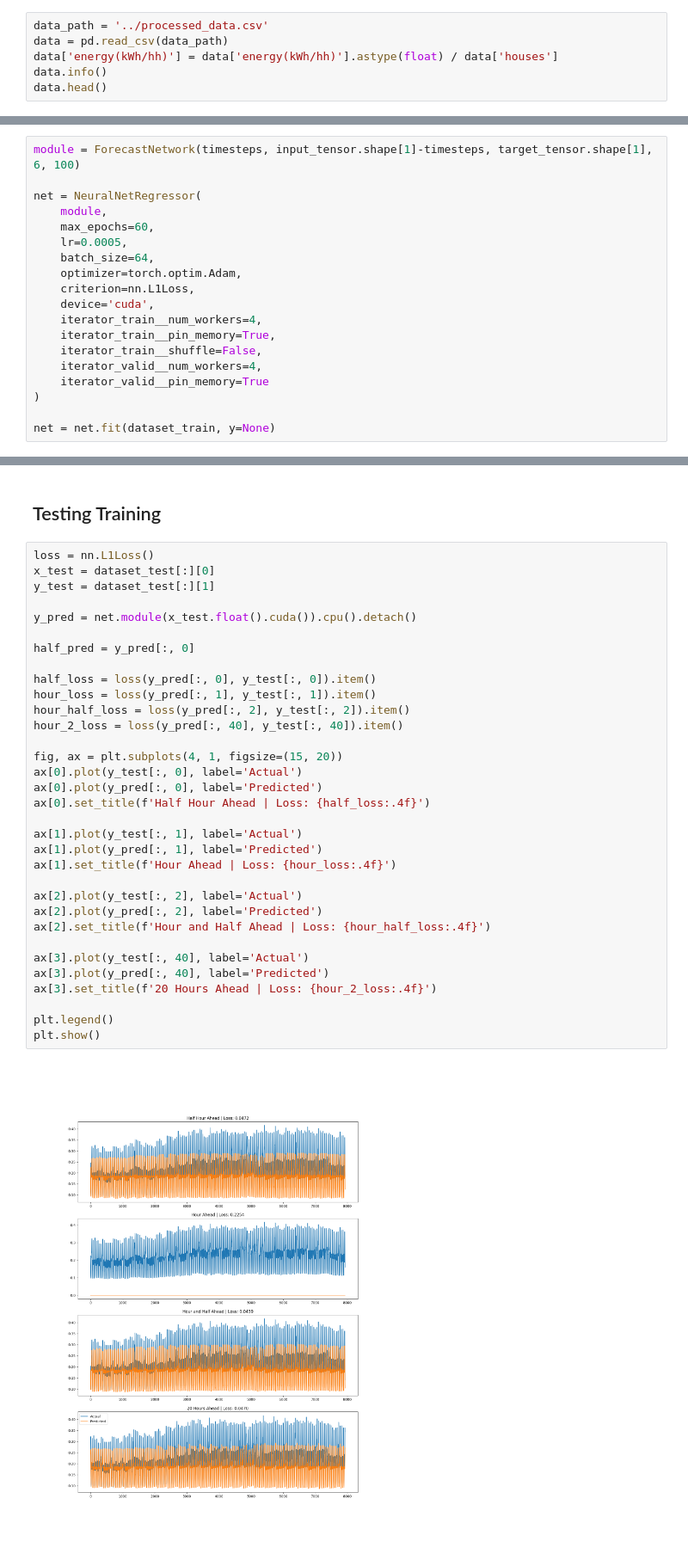
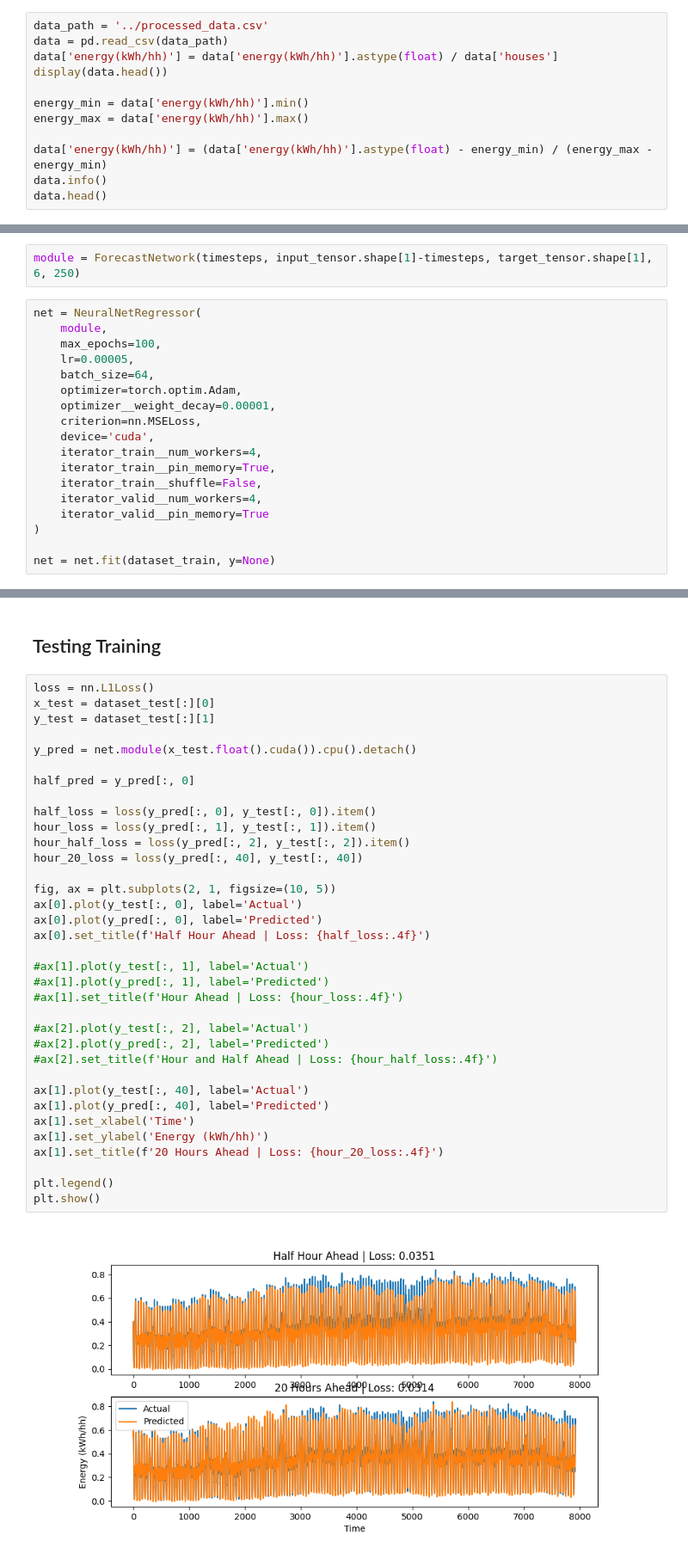
Before and after one commit to timdodge54/Power_Forecasting_With_DNN, a Jupyter notebook: src/Cody_Notebook.ipynb, the cells around one changed output, grey strips where cells are left out. Shown at 86% size. Cells and saved outputs as stored; diff of their text form.

```diff
--- a/src/Cody_Notebook.ipynb
+++ b/src/Cody_Notebook.ipynb
@@ -19,6 +20,12 @@ from skorch import NeuralNetRegressor
 data_path = '../processed_data.csv'
 data = pd.read_csv(data_path)
 data['energy(kWh/hh)'] = data['energy(kWh/hh)'].astype(float) / data['houses']
+display(data.head())
+
+energy_min = data['energy(kWh/hh)'].min()
+energy_max = data['energy(kWh/hh)'].max()
+
+data['energy(kWh/hh)'] = (data['energy(kWh/hh)'].astype(float) - energy_min) / (energy_max - energy_min)
 data.info()
 data.head()
 # %% [output]
@@ -170,16 +185,17 @@ dataset_train = data_utils.TensorDataset(input_tensor[:int(len(input_tensor) * 0
 dataset_test = data_utils.TensorDataset(input_tensor[int(len(input_tensor) * 0.8):], target_tensor[int(len(target_tensor) * 0.8):])
 # %% [markdown]
 ## Skorch Training
+# %%
+module = ForecastNetwork(timesteps, input_tensor.shape[1]-timesteps, target_tensor.shape[1], 6, 250)
 # %%
-module = ForecastNetwork(timesteps, input_tensor.shape[1]-timesteps, target_tensor.shape[1], 6, 100)
-
 net = NeuralNetRegressor(
     module,
-    max_epochs=60,
-    lr=0.0005,
+    max_epochs=100,
+    lr=0.00005,
     batch_size=64,
     optimizer=torch.optim.Adam,
-    criterion=nn.L1Loss,
+    optimizer__weight_decay=0.00001,
+    criterion=nn.MSELoss,
     device='cuda',
     iterator_train__num_workers=4,
     iterator_train__pin_memory=True,
@@ -212,35 +228,37 @@ net = net.fit(dataset_train, y=None)
 # %%
 loss = nn.L1Loss()
 x_test = dataset_test[:][0]
 y_test = dataset_test[:][1]
 
 y_pred = net.module(x_test.float().cuda()).cpu().detach()
 
 half_pred = y_pred[:, 0]
 
 half_loss = loss(y_pred[:, 0], y_test[:, 0]).item()
 hour_loss = loss(y_pred[:, 1], y_test[:, 1]).item()
 hour_half_loss = loss(y_pred[:, 2], y_test[:, 2]).item()
-hour_2_loss = loss(y_pred[:, 40], y_test[:, 40]).item()
+hour_20_loss = loss(y_pred[:, 40], y_test[:, 40])
 
-fig, ax = plt.subplots(4, 1, figsize=(15, 20))
+fig, ax = plt.subplots(2, 1, figsize=(10, 5))
 ax[0].plot(y_test[:, 0], label='Actual')
 ax[0].plot(y_pred[:, 0], label='Predicted')
 ax[0].set_title(f'Half Hour Ahead | Loss: {half_loss:.4f}')
 
-ax[1].plot(y_test[:, 1], label='Actual')
-ax[1].plot(y_pred[:, 1], label='Predicted')
-ax[1].set_title(f'Hour Ahead | Loss: {hour_loss:.4f}')
+#ax[1].plot(y_test[:, 1], label='Actual')
+#ax[1].plot(y_pred[:, 1], label='Predicted')
+#ax[1].set_title(f'Hour Ahead | Loss: {hour_loss:.4f}')
 
-ax[2].plot(y_test[:, 2], label='Actual')
-ax[2].plot(y_pred[:, 2], label='Predicted')
-ax[2].set_title(f'Hour and Half Ahead | Loss: {hour_half_loss:.4f}')
+#ax[2].plot(y_test[:, 2], label='Actual')
+#ax[2].plot(y_pred[:, 2], label='Predicted')
+#ax[2].set_title(f'Hour and Half Ahead | Loss: {hour_half_loss:.4f}')
 
-ax[3].plot(y_test[:, 40], label='Actual')
-ax[3].plot(y_pred[:, 40], label='Predicted')
-ax[3].set_title(f'20 Hours Ahead | Loss: {hour_2_loss:.4f}')
+ax[1].plot(y_test[:, 40], label='Actual')
+ax[1].plot(y_pred[:, 40], label='Predicted')
+ax[1].set_xlabel('Time')
+ax[1].set_ylabel('Energy (kWh/hh)')
+ax[1].set_title(f'20 Hours Ahead | Loss: {hour_20_loss:.4f}')
 
 plt.legend()
 plt.show()
 # %% [output]
-[figure, old version]
+[figure, new version]
```
Also changed, not shown: parts of 11 cells of this notebook.
